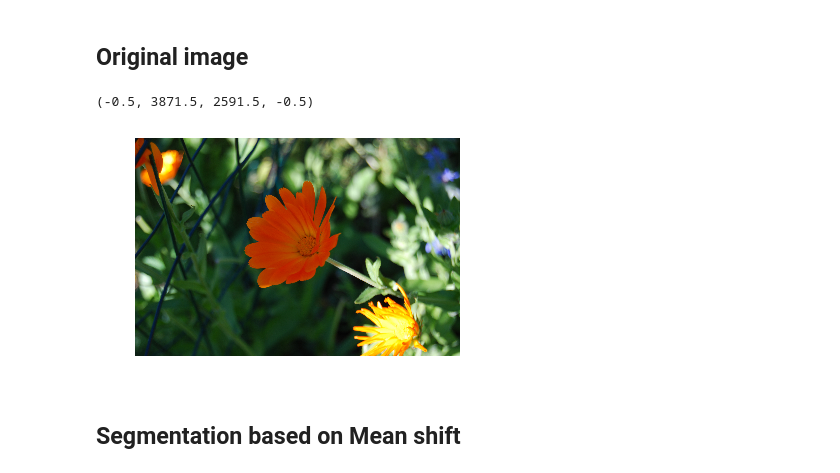
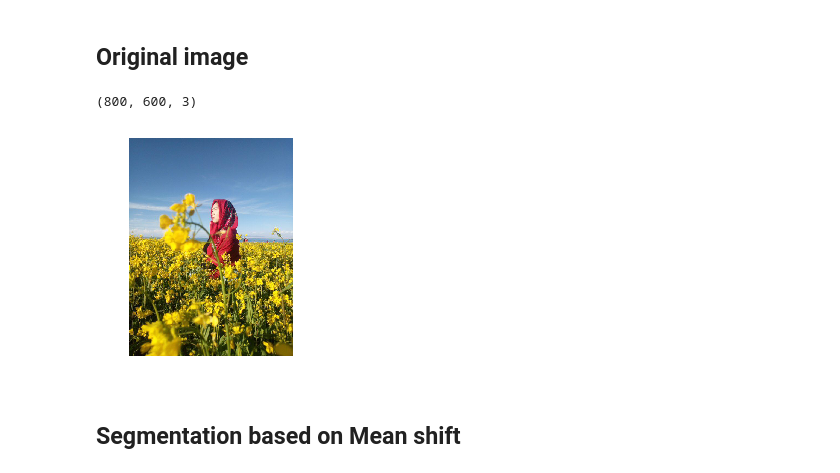
Before and after one commit to jianwu21/Advance-Topic-in-Image-Analysis, a Jupyter notebook: Segmentation/Segmentation.ipynb, the cells around one changed output. Saved outputs shown, nothing was run; the diff lists cells and outputs as text; code cells hidden in the pictures.

```diff
--- a/Segmentation/Segmentation.ipynb
+++ b/Segmentation/Segmentation.ipynb
@@ -14,12 +14,14 @@ from skimage.future import graph
 Original image
 ----------------
 # %%
-img = plt.imread('./data/DSC_0066.JPG')
+img = plt.imread('/home/jwu/Downloads/840298368.jpg')
 plt.imshow(img)
 plt.axis('off')
+
+img.shape
 # %% [output]
-(-0.5, 3871.5, 2591.5, -0.5)
+(800, 600, 3)
-[figure, old version]
+[figure, new version]
 # %% [markdown]
 Segmentation based on Mean shift
 -----------------------------------
```
Also changed, not shown: parts of 8 cells of this notebook, 4 other files.
